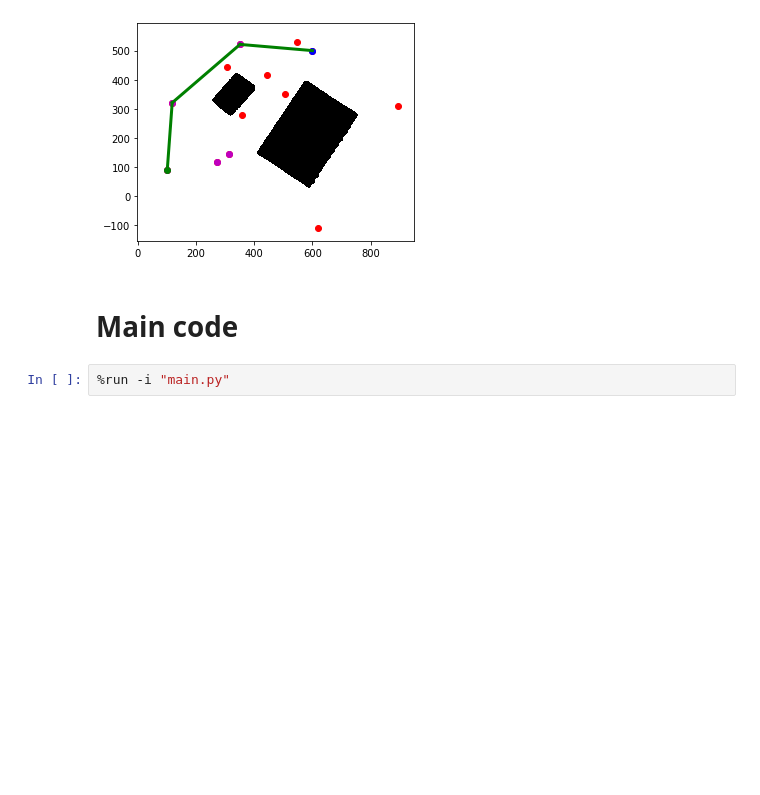
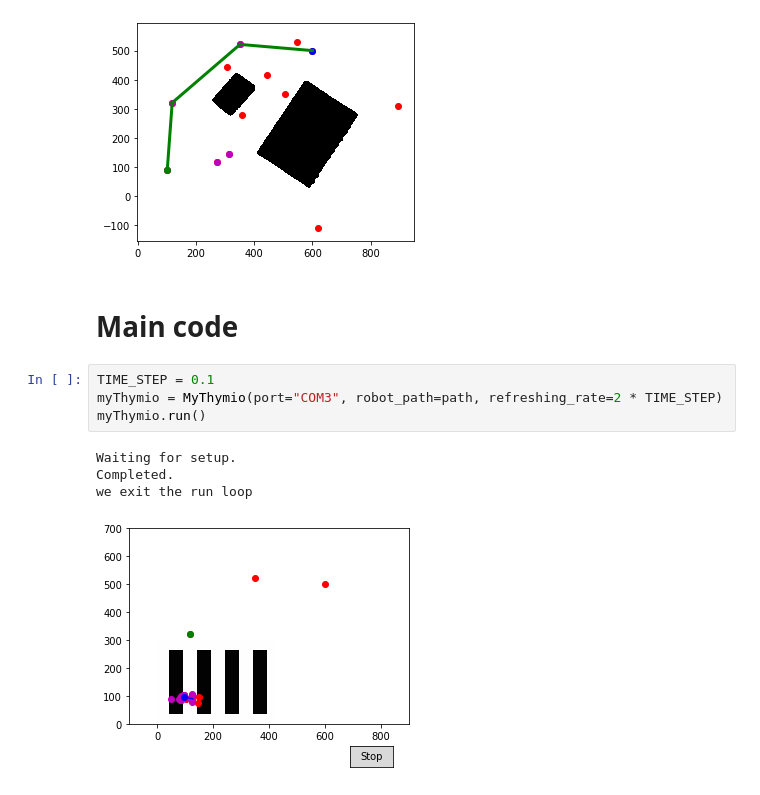
Before and after one commit to RaphLins/basics_of_MB_project, a Jupyter notebook: path_planning_A_star.ipynb, the cells around one changed output. Drawn from its saved outputs; the diff is of its cells as text; blank space fills up the shorter version.

```diff
--- a/path_planning_A_star.ipynb
+++ b/path_planning_A_star.ipynb
@@ -382,5 +386,12 @@ path = compute_path(start, goal, graph)
 [figure]
 # %% [markdown]
 # Main code
-# %%
-%run -i "main.py"
+# %%
+TIME_STEP = 0.1
+myThymio = MyThymio(port="COM3", robot_path=path, refreshing_rate=2 * TIME_STEP)
+myThymio.run()
+# %% [output]
+Waiting for setup.
+Completed.
+we exit the run loop
+[figure, added]
```
Also changed, not shown: parts of 2 cells of this notebook, 6 other files.
